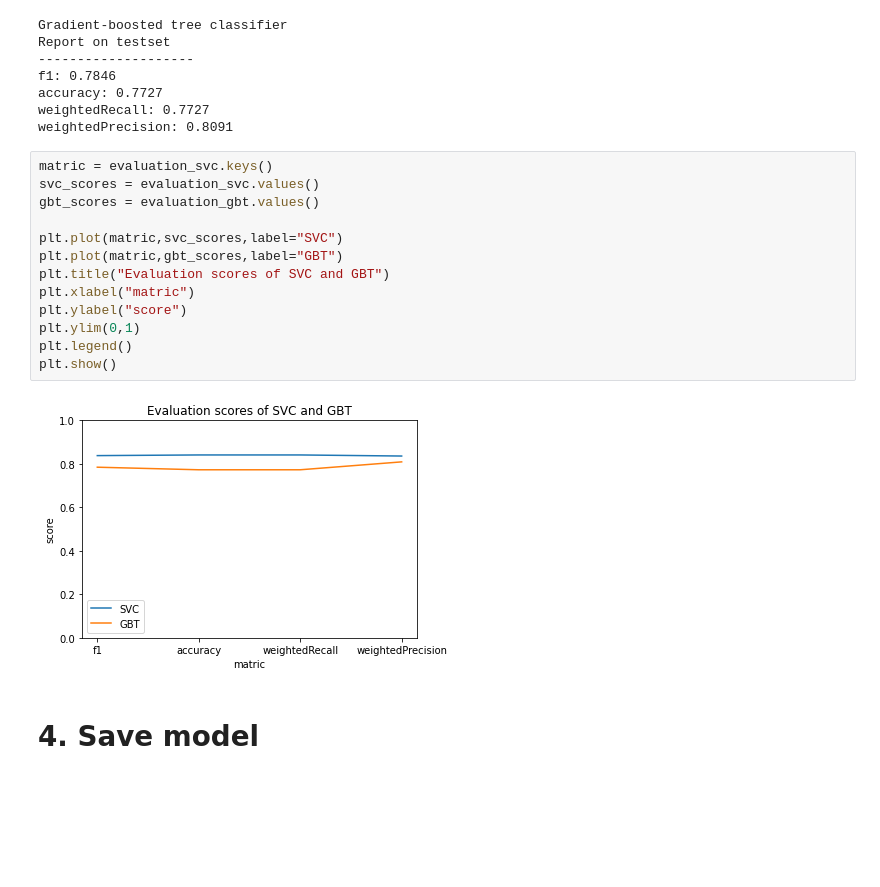
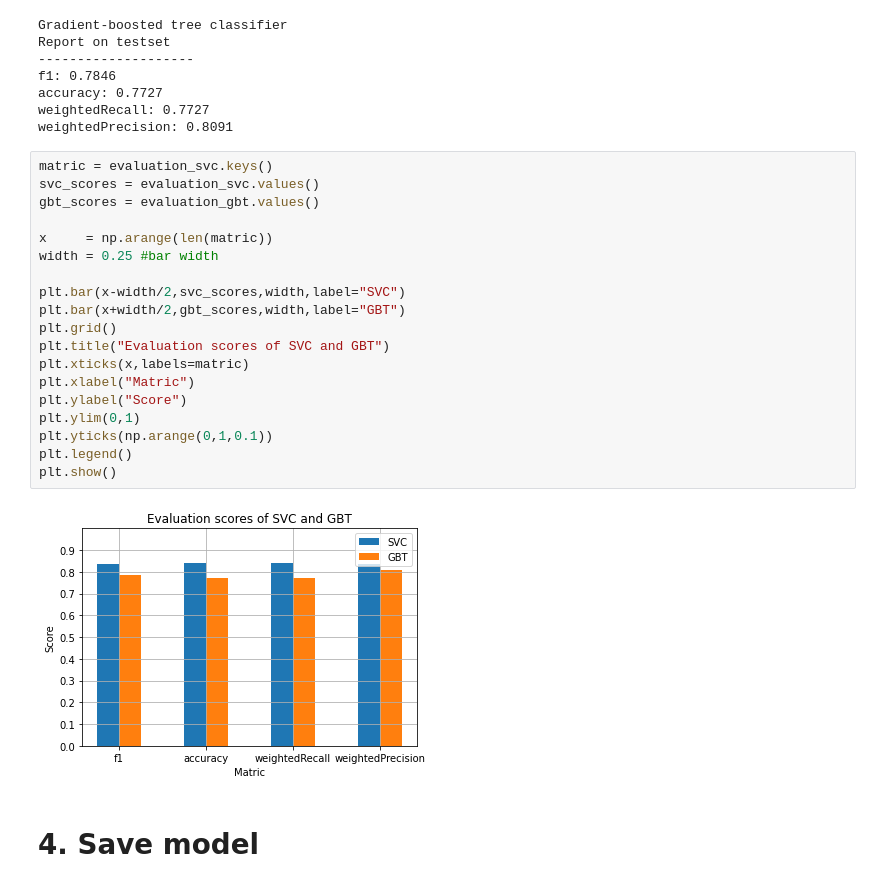
Before and after one commit to petitepepper/Sparkifty_User-Churn-Alert, a Jupyter notebook: 2_Modeling.ipynb, the cells around one changed output. Saved outputs shown, nothing was run; the diff lists cells and outputs as text; blank space fills up the shorter version.

Commit message:
[Update] Add evaluation plot

```diff
--- a/2_Modeling.ipynb
+++ b/2_Modeling.ipynb
@@ -270,18 +270,24 @@ weightedPrecision: 0.8091
 # %%
 matric = evaluation_svc.keys()
 svc_scores = evaluation_svc.values()
 gbt_scores = evaluation_gbt.values()
 
-plt.plot(matric,svc_scores,label="SVC")
-plt.plot(matric,gbt_scores,label="GBT")
+x     = np.arange(len(matric))
+width = 0.25 #bar width
+
+plt.bar(x-width/2,svc_scores,width,label="SVC")
+plt.bar(x+width/2,gbt_scores,width,label="GBT")
+plt.grid()
 plt.title("Evaluation scores of SVC and GBT")
-plt.xlabel("matric")
-plt.ylabel("score")
+plt.xticks(x,labels=matric)
+plt.xlabel("Matric")
+plt.ylabel("Score")
 plt.ylim(0,1)
+plt.yticks(np.arange(0,1,0.1))
 plt.legend()
 plt.show()
 # %% [output]
-[figure, old version]
+[figure, new version]
 # %% [markdown]
 # 4. Save model
 # %%
```
Also changed, not shown: 1 other file.
